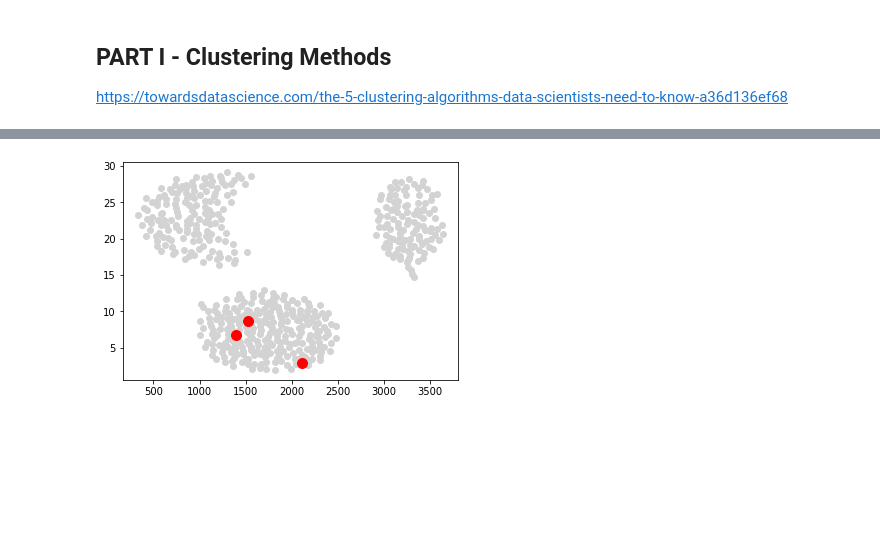
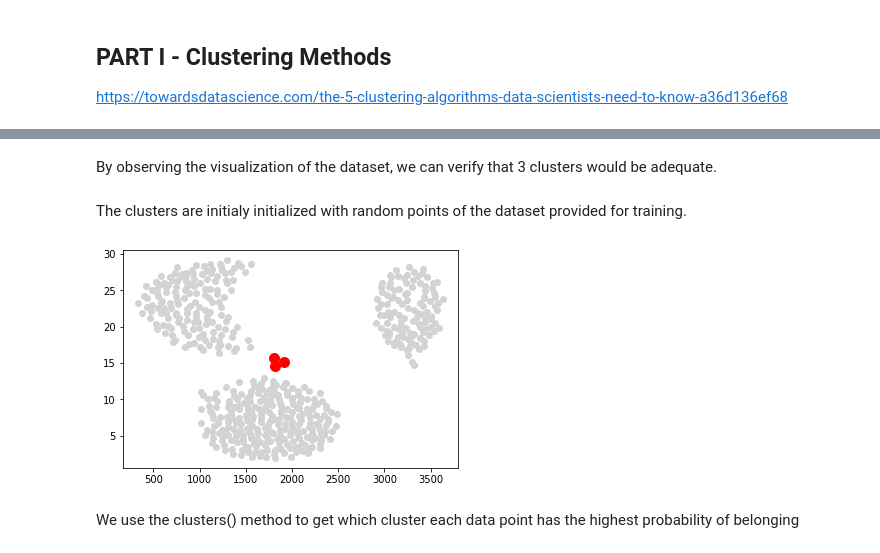
Before and after one commit to jovit/mc866-project-1, a Jupyter notebook: gmm.ipynb, the cells around one changed output, grey strips where cells are left out. Drawn from its saved outputs; the diff is of its cells as text; code cells hidden in the pictures; blank space fills up the shorter version.

```diff
--- a/gmm.ipynb
+++ b/gmm.ipynb
@@ -86,15 +96,21 @@ plt.show()
+# %% [markdown]
+By observing the visualization of the dataset, we can verify that 3 clusters would be adequate.
 # %%
 gmm = GMM(data=df_train.to_numpy(), n_clusters=3)
+# %% [markdown]
+The clusters are initialy initialized with random points of the dataset provided for training.
 # %%
-# initialize centroids and show their initial position in the chart
-gmm.init_centroids()
+# initialize clusters and show their initial position in the chart
+gmm.init_clusters()
 
 fig, ax = plt.subplots()
 ax.scatter(df_train.iloc[:,:1].values, df_train.iloc[:,1:].values, c="lightgray") # the data
-ax.scatter(gmm.centroids[:,:1], gmm.centroids[:,1:], c="red", s=100) # the data
+ax.scatter(gmm.means[:,:1], gmm.means[:,1:], c="red", s=100) # the mean of each cluster
 plt.show()
 # %% [output]
-[figure, old version]
+[figure, new version]
+# %% [markdown]
+We use the clusters() method to get which cluster each data point has the highest probability of belonging
 # %%
 gmm.clusters()
 # %% [output]
```
Also changed, not shown: parts of 16 cells of this notebook, 1 other file.
